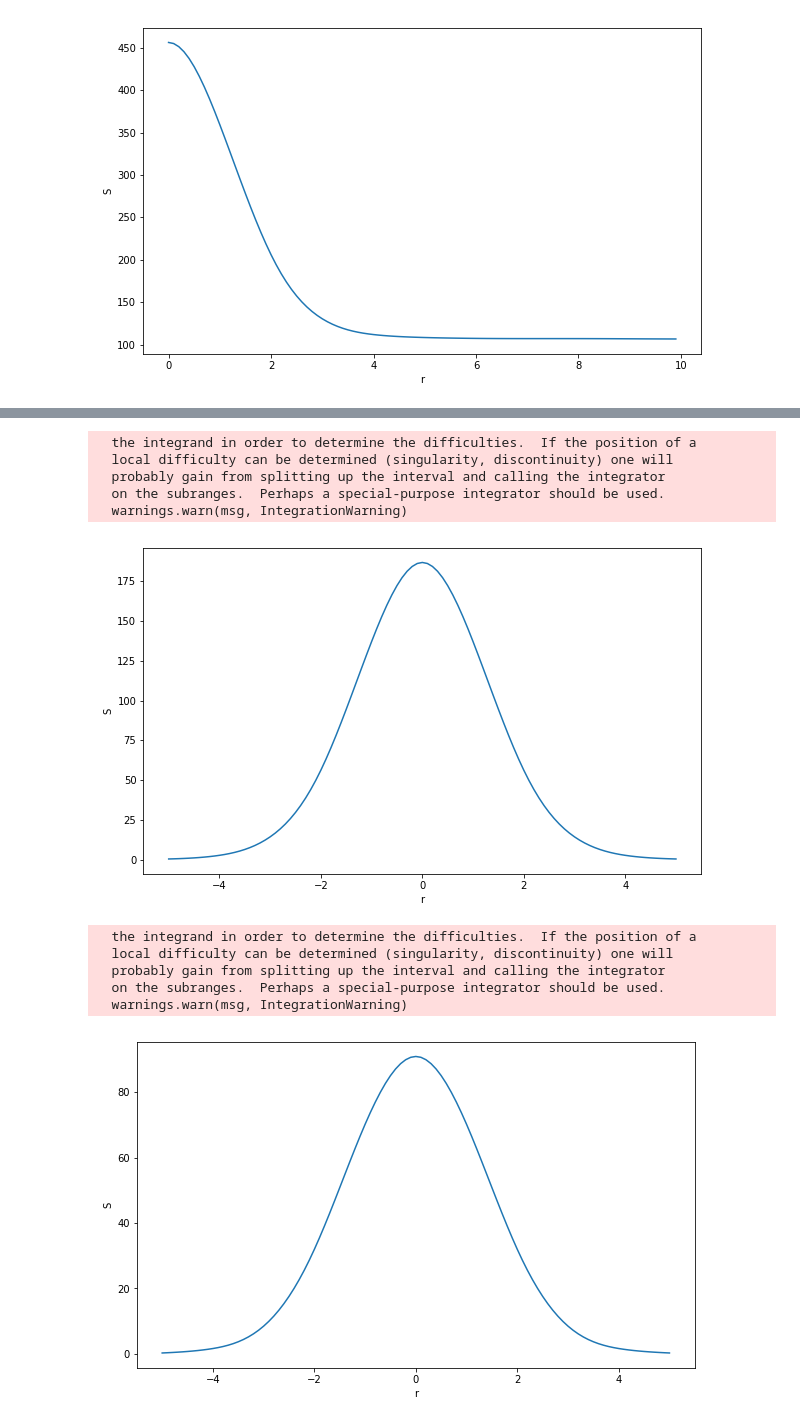
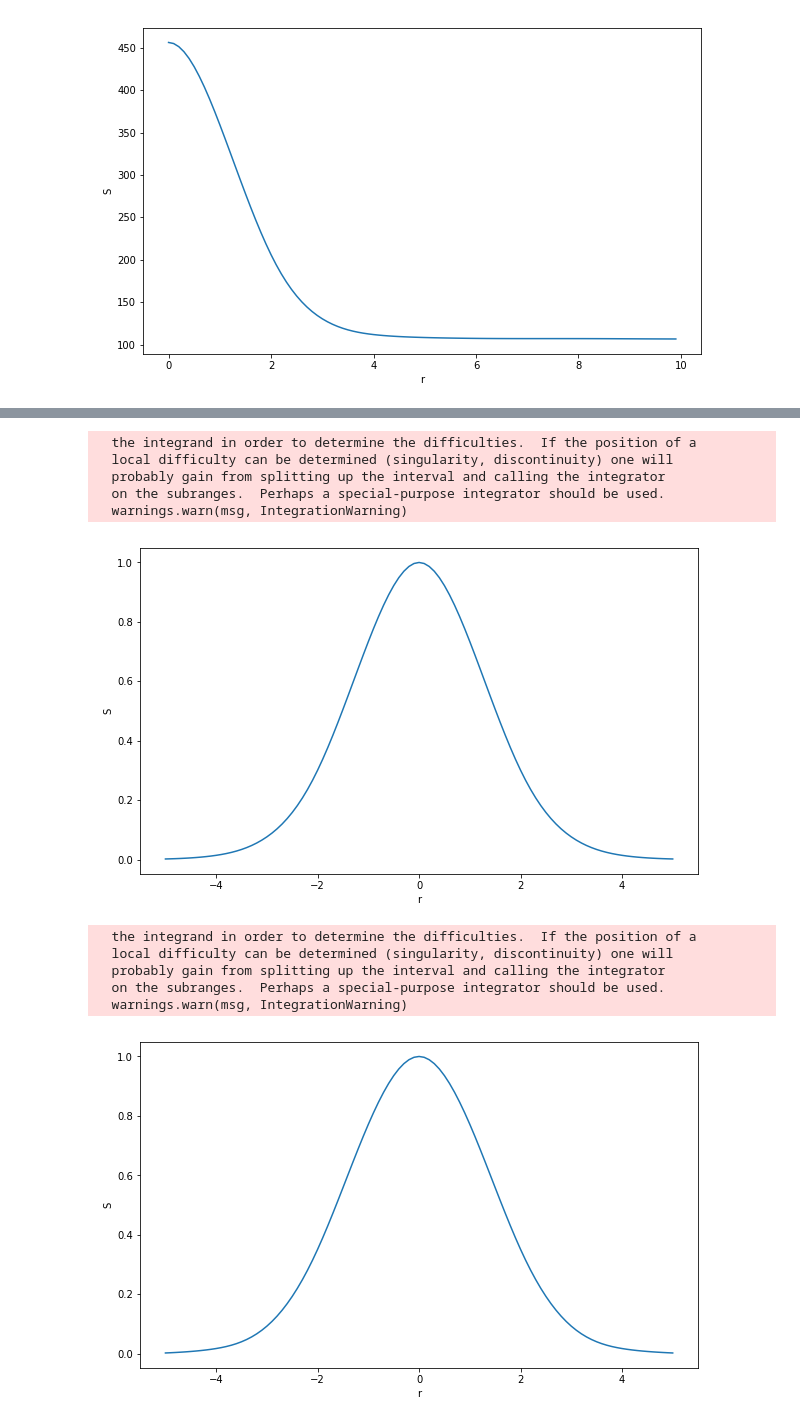
Before and after one commit to Ylllllax/2020_Astro_Statistics, a Jupyter notebook: Practice-1/2 描述函数.ipynb, the cells around one changed output, grey strips where cells are left out. Saved outputs shown, nothing was run; the diff lists cells and outputs as text; code cells hidden in the pictures.

```diff
--- a/Practice-1/2 描述函数.ipynb
+++ b/Practice-1/2 描述函数.ipynb
@@ -150,12 +150,11 @@ for i in range(len(r)):
     if r[i] <= 5:
         r_source.append(r[i])
         S_source.append(S_new[i])
-
 L = len(r_source)
 for i in range(1, L):
     r_source.insert(0,-r[i])
     S_source.insert(0,S_new[i])
-
+S_source = [a/max(S_source) for a in S_source]
 
 fig = plt.figure(figsize=(10, 6))
 ax=plt.subplot(111)
@@ -166,4 +165,11 @@ plt.show()
 
 S_list = []
 S_list.append(S_source)
+
+def y_low(x):
+    return -(25-x**2)**0.5
+def y_high(x):
+    return (25-x**2)**0.5
+S_int = integrate.dblquad(new_data_func, -5, 5, y_low, y_high)[0]
+S_int_list=[S_int]
 # %% [output]
@@ -216,7 +222,7 @@ L = len(r_source)
 for i in range(1, L):
     r_source.insert(0,-r[i])
     S_source.insert(0,S_new[i])
-
+S_source = [a/max(S_source) for a in S_source]
 
 fig = plt.figure(figsize=(10, 6))
 ax=plt.subplot(111)
@@ -226,13 +232,15 @@ ax.set_ylabel('S')
 plt.show()
 
 S_list.append(S_source)
+S_int = integrate.dblquad(new_data_func, -5, 5, y_low, y_high)[0]
+S_int_list.append(S_int)
 # %% [output]
   the integrand in order to determine the difficulties.  If the position of a
   local difficulty can be determined (singularity, discontinuity) one will
   probably gain from splitting up the interval and calling the integrator
   on the subranges.  Perhaps a special-purpose integrator should be used.
   warnings.warn(msg, IntegrationWarning)
-[figure, old version]
+[figure, new version]
 # %%
 # 第三个源
 
@@ -269,35 +277,37 @@ for i in range(len(r)):
         r_back.append(r[i])
         S_back.append(S[i])
 back = np.mean(S_back)
 S_new = [a-back for a in S]
 
 r_source = []
 S_source = []
 for i in range(len(r)):
     if r[i] <= 5:
         r_source.append(r[i])
         S_source.append(S_new[i])
 L = len(r_source)
 for i in range(1, L):
     r_source.insert(0,-r[i])
     S_source.insert(0,S_new[i])
-
+S_source = [a/max(S_source) for a in S_source]
 
 fig = plt.figure(figsize=(10, 6))
 ax=plt.subplot(111)
 ax.plot(r_source, S_source)
 ax.set_xlabel('r')
 ax.set_ylabel('S')
 plt.show()
 
 S_list.append(S_source)
+S_int = integrate.dblquad(new_data_func, -5, 5, y_low, y_high)[0]
+S_int_list.append(S_int)
 # %% [output]
   the integrand in order to determine the difficulties.  If the position of a
   local difficulty can be determined (singularity, discontinuity) one will
   probably gain from splitting up the interval and calling the integrator
   on the subranges.  Perhaps a special-purpose integrator should be used.
   warnings.warn(msg, IntegrationWarning)
-[figure, old version]
+[figure, new version]
 # %%
 # 数据导出
 
```
Also changed, not shown: parts of 7 cells of this notebook, 4 other files.
